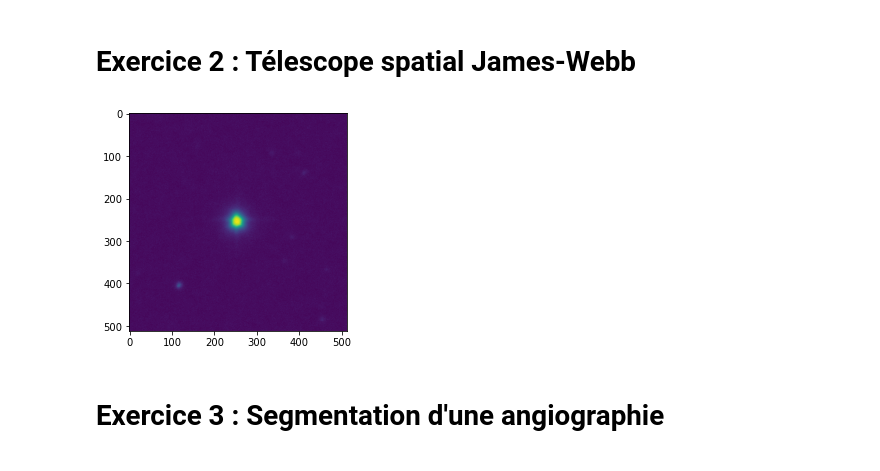
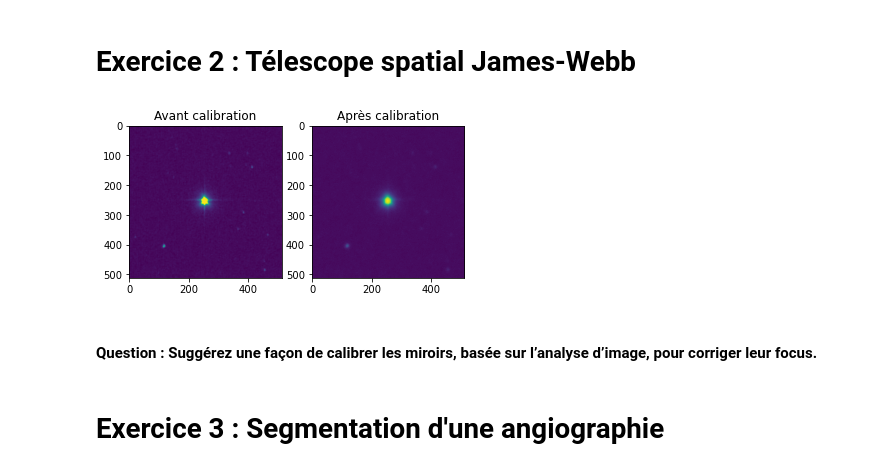
Before and after one commit to RaphaelJ-S/inf600f, a Jupyter notebook: tp/tp3/data/tp3.ipynb, the cells around one changed output. Cells and saved outputs as stored; diff of their text form; code cells hidden in the pictures.

Commit message:
ajout de la question 3 du tp3

```diff
--- a/tp/tp3/data/tp3.ipynb
+++ b/tp/tp3/data/tp3.ipynb
@@ -236,14 +241,22 @@ def calibration(telescope: tp3.JamesWebbSimulator, image: np.ndarray) -> tp3.Jam
 
 
     return telescope
-# %%
-# Ajouter ici des cellules de code / markdown pour vos réponses
-calibration(telescope, im_ex2)
-
-plt.imshow(telescope.simulate(im_ex2))
-plt.show()
-# %% [output]
-[figure, removed]
+# %%
+# Calibration du télescope
+calibration(telescope, im_ex2)
+
+# Affichage de la comparaison avant/après
+plt.subplot(121)
+plt.title("Avant calibration")
+plt.imshow(im_ex2)
+plt.subplot(122)
+plt.title("Après calibration")
+plt.imshow(telescope.simulate(im_ex2))
+plt.show()
+# %% [output]
+[figure, added]
+# %% [markdown]
+#### Question : Suggérez une façon de calibrer les miroirs, basée sur l’analyse d’image, pour corriger leur focus.
 # %% [markdown]
 # Exercice 3 : Segmentation d'une angiographie
 # %%
```
Also changed, not shown: parts of 9 cells of this notebook.
